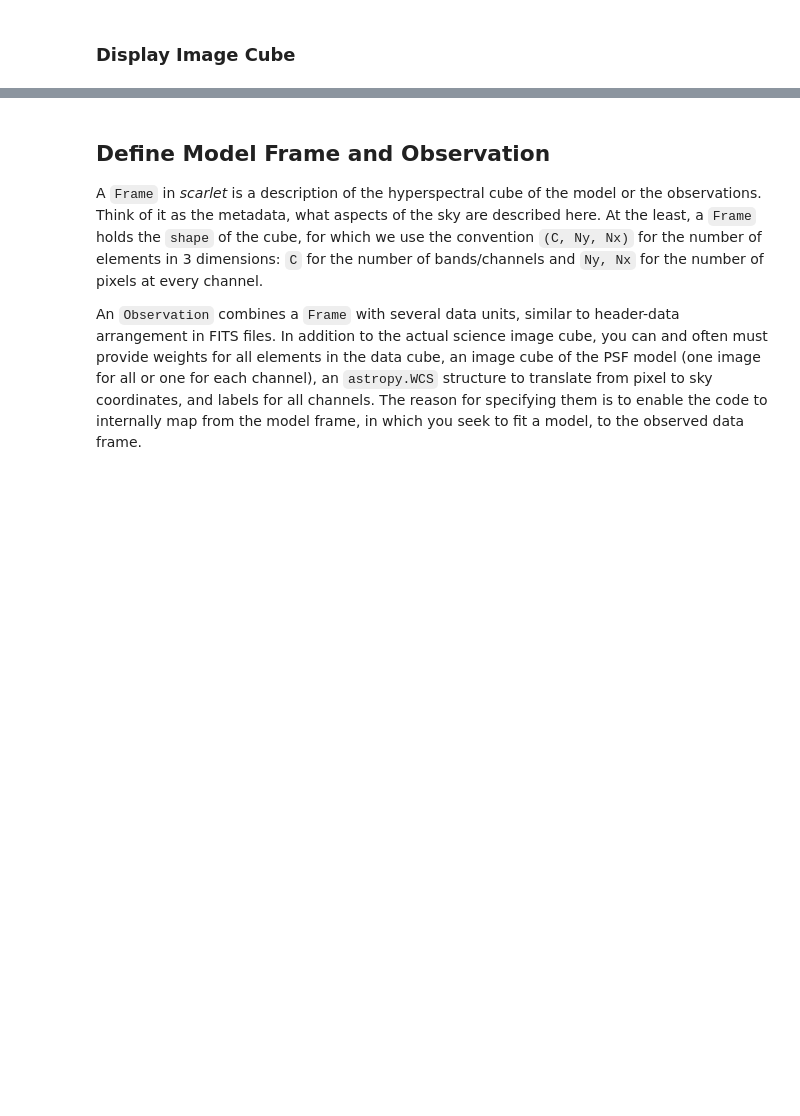
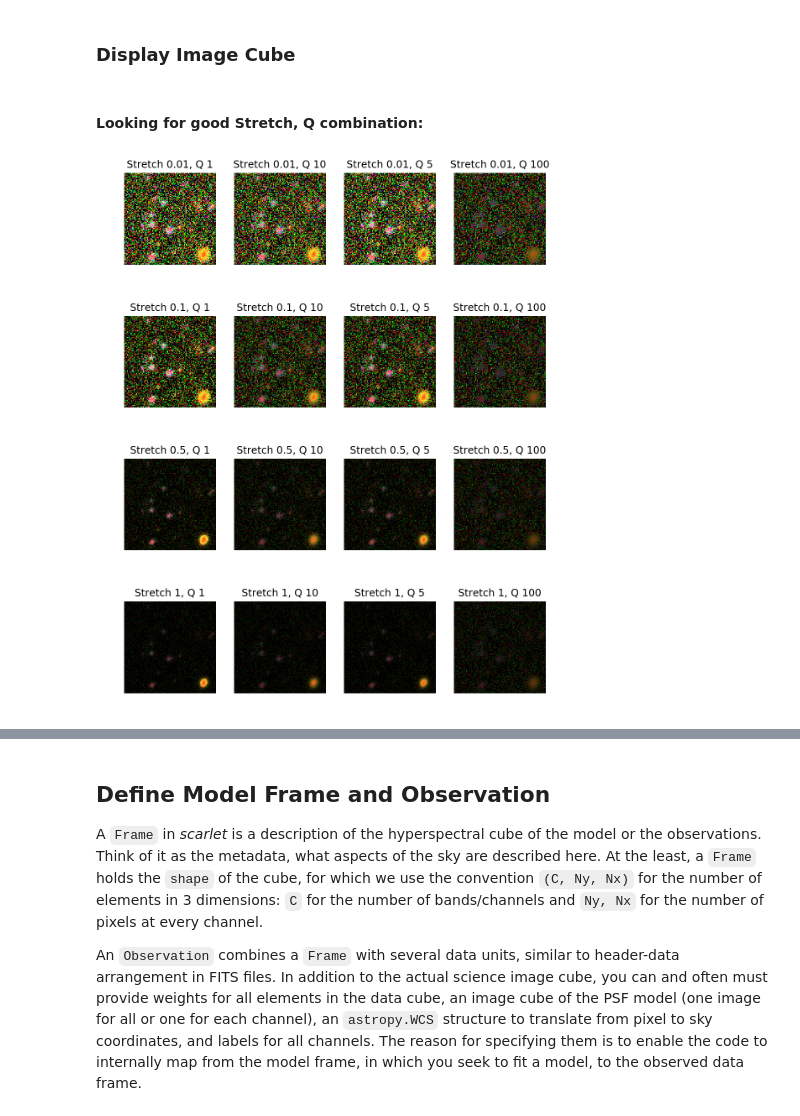
Before and after one commit to burke86/deepdisc, a Jupyter notebook: scarlet_tests.ipynb, the cells around one changed output, grey strips where cells are left out. Drawn from its saved outputs; the diff is of its cells as text; code cells hidden in the pictures; blank space fills up the shorter version.

```diff
--- a/scarlet_tests.ipynb
+++ b/scarlet_tests.ipynb
@@ -55,3 +71,17 @@ print(data_cut)
 <astropy.nddata.utils.Cutout2D object at 0x...>
 # %% [markdown]
 ### Display Image Cube
+# %% [markdown]
+#### Looking for good Stretch, Q combination:
+# %%
+fig, ax = plt.subplots(4,4, figsize=(9,12))
+for i, stretch in enumerate([0.01, 0.1, 0.5, 1]):
+    for j, Q in enumerate([1, 10, 5, 100]):
+        asinh = AsinhMapping(minimum=0, stretch=stretch, Q=Q)
+        # Scale the RGB channels for the image
+        img_rgb = scarlet.display.img_to_rgb(n, norm=asinh)
+        ax[i][j].imshow(img_rgb)
+        ax[i][j].set_title("Stretch {}, Q {}".format(stretch, Q))
+        ax[i][j].axis('off')
+# %% [output]
+[figure, added]
```
Also changed, not shown: parts of 36 cells of this notebook, 2 other files.
